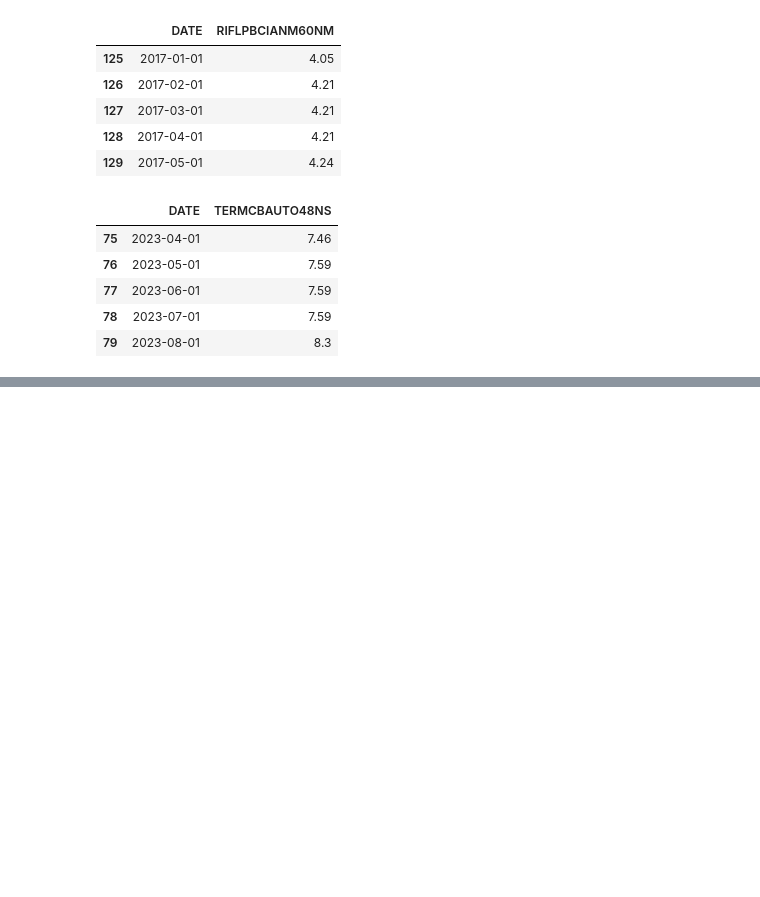
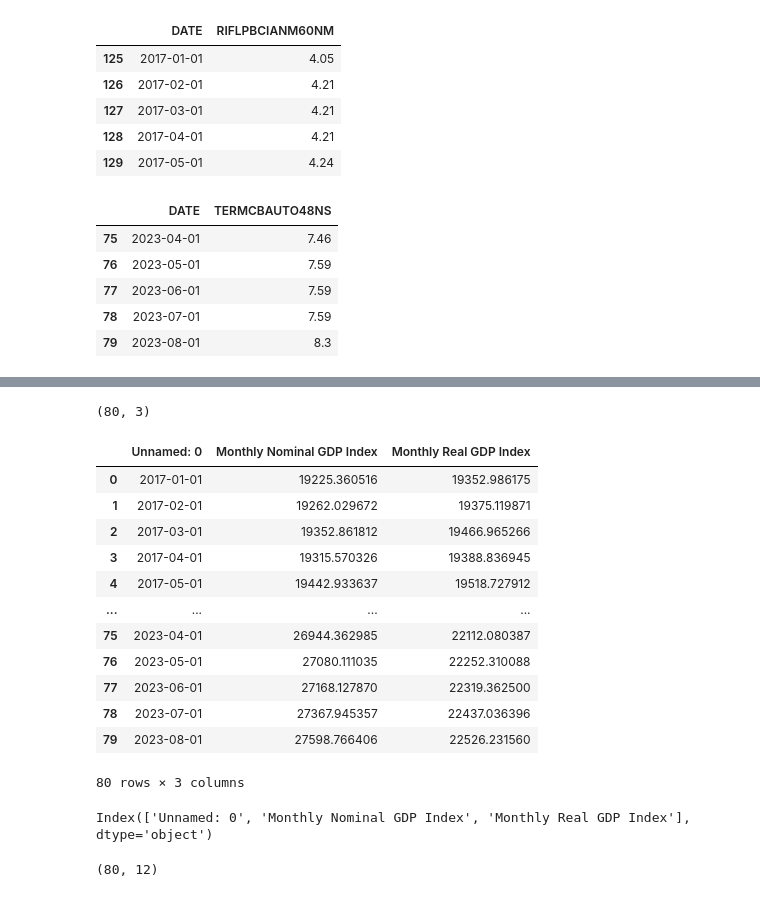
Before and after one commit to bamarasingam/BEV-growth-washington, a Jupyter notebook: washington_ev_pop_history.ipynb, the cells around one changed output, grey strips where cells are left out. Saved outputs shown, nothing was run; the diff lists cells and outputs as text; code cells hidden in the pictures; blank space fills up the shorter version.

```diff
--- a/washington_ev_pop_history.ipynb
+++ b/washington_ev_pop_history.ipynb
@@ -278,0 +300,4 @@ df.head()
+# %%
+#Reading in gdp to add to df
+gdp = pd.read_excel('datasets/economic_data/US-Monthly-GDP-History-Data.xlsx')
+gdp.head()
@@ -278,0 +311,32 @@ df.head()
+# %%
+#Deleting all gdp before 2017 - Jan
+gdp['Unnamed: 0'] = pd.to_datetime(gdp['Unnamed: 0'])
+gdp = gdp[gdp['Unnamed: 0'] >= '2017-01-01']
+gdp.shape
+# %% [output]
+(80, 3)
+# %%
+gdp.reset_index(drop=True)
+# %% [output]
+|  | Unnamed: 0 | Monthly Nominal GDP Index | Monthly Real GDP Index |
+| 0 | 2017-01-01 | 19225.360516 | 19352.986175 |
+| 1 | 2017-02-01 | 19262.029672 | 19375.119871 |
+| 2 | 2017-03-01 | 19352.861812 | 19466.965266 |
+| 3 | 2017-04-01 | 19315.570326 | 19388.836945 |
+| 4 | 2017-05-01 | 19442.933637 | 19518.727912 |
+| ... | ... | ... | ... |
+| 75 | 2023-04-01 | 26944.362985 | 22112.080387 |
+| 76 | 2023-05-01 | 27080.111035 | 22252.310088 |
+| 77 | 2023-06-01 | 27168.127870 | 22319.362500 |
+| 78 | 2023-07-01 | 27367.945357 | 22437.036396 |
+| 79 | 2023-08-01 | 27598.766406 | 22526.231560 |
+80 rows × 3 columns
+# %%
+gdp.iloc[0,1]
+gdp.columns
+# %% [output]
+Index(['Unnamed: 0', 'Monthly Nominal GDP Index', 'Monthly Real GDP Index'], dtype='object')
+# %%
+df.shape
+# %% [output]
+(80, 12)
```
Also changed, not shown: parts of 16 cells of this notebook.
